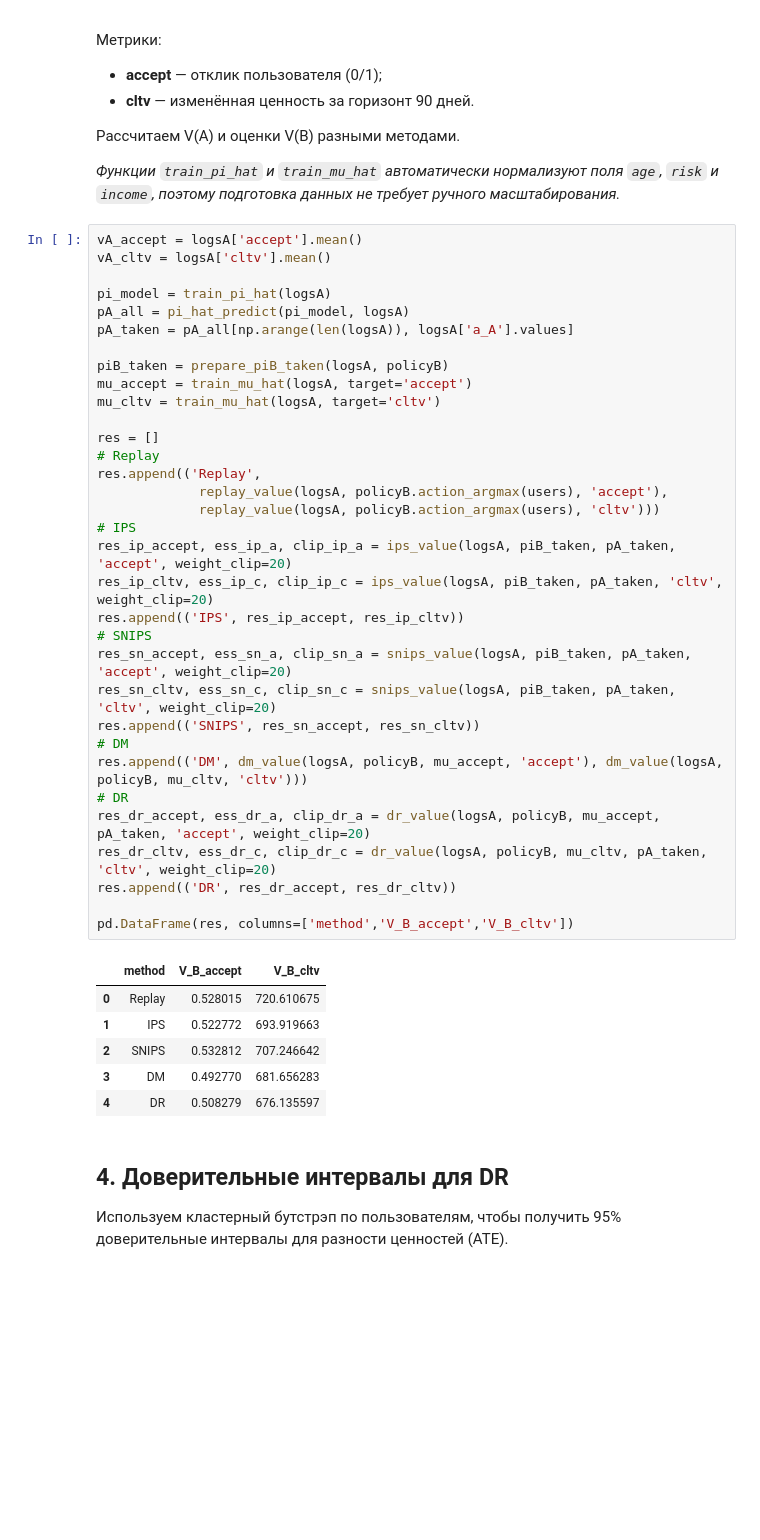
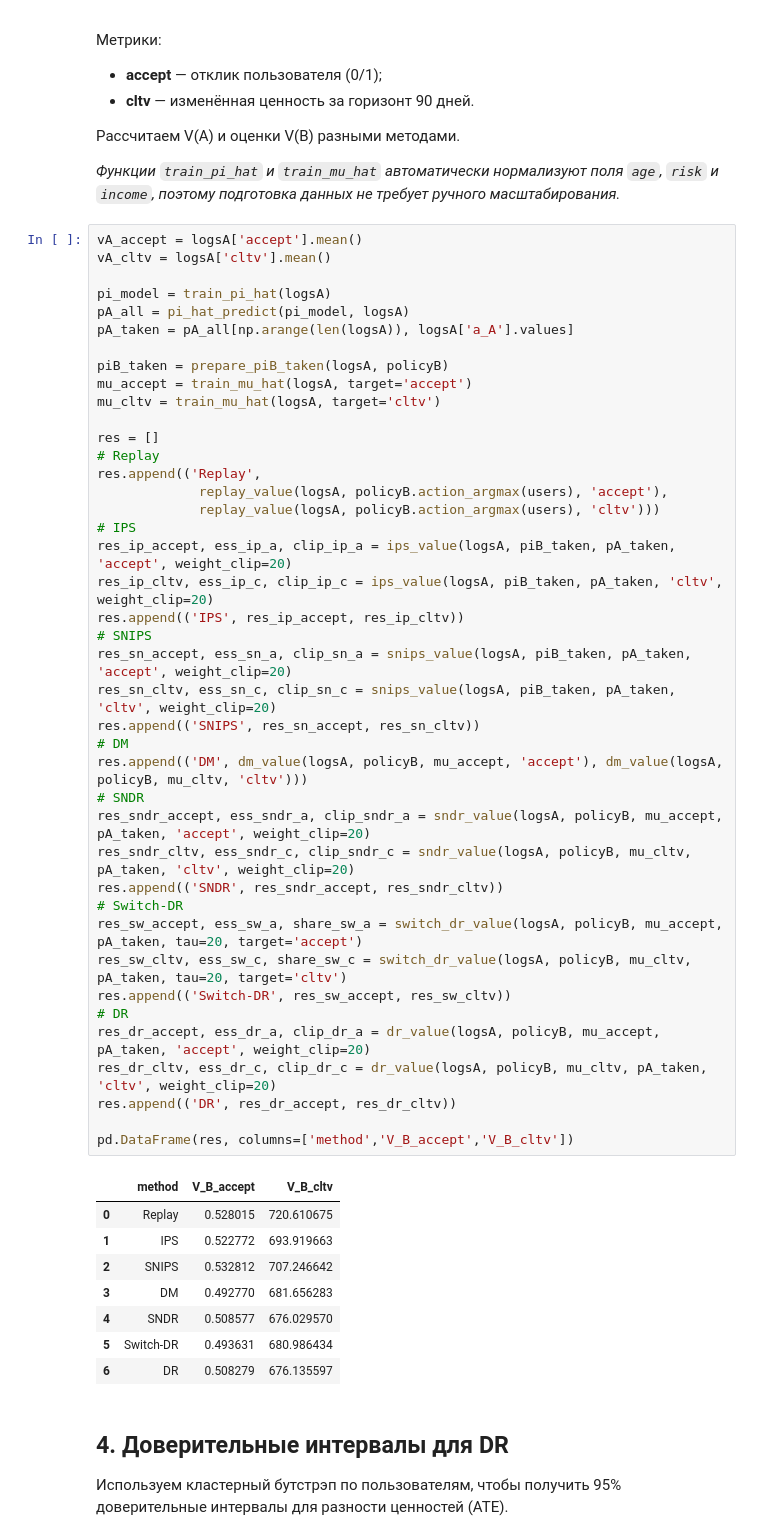
Before and after one commit to Yurashku/OffPolicyLab, a Jupyter notebook: examples/tutorial.ipynb, the cells around one changed output. Saved outputs shown, nothing was run; the diff lists cells and outputs as text; blank space fills up the shorter version.

Commit message:
Add SNDR and Switch-DR estimators

```diff
--- a/examples/tutorial.ipynb
+++ b/examples/tutorial.ipynb
@@ -108,34 +108,44 @@ piB_taken = prepare_piB_taken(logsA, policyB)
 mu_accept = train_mu_hat(logsA, target='accept')
 mu_cltv = train_mu_hat(logsA, target='cltv')
 
 res = []
 # Replay
 res.append(('Replay',
              replay_value(logsA, policyB.action_argmax(users), 'accept'),
              replay_value(logsA, policyB.action_argmax(users), 'cltv')))
 # IPS
 res_ip_accept, ess_ip_a, clip_ip_a = ips_value(logsA, piB_taken, pA_taken, 'accept', weight_clip=20)
 res_ip_cltv, ess_ip_c, clip_ip_c = ips_value(logsA, piB_taken, pA_taken, 'cltv', weight_clip=20)
 res.append(('IPS', res_ip_accept, res_ip_cltv))
 # SNIPS
 res_sn_accept, ess_sn_a, clip_sn_a = snips_value(logsA, piB_taken, pA_taken, 'accept', weight_clip=20)
 res_sn_cltv, ess_sn_c, clip_sn_c = snips_value(logsA, piB_taken, pA_taken, 'cltv', weight_clip=20)
 res.append(('SNIPS', res_sn_accept, res_sn_cltv))
 # DM
 res.append(('DM', dm_value(logsA, policyB, mu_accept, 'accept'), dm_value(logsA, policyB, mu_cltv, 'cltv')))
+# SNDR
+res_sndr_accept, ess_sndr_a, clip_sndr_a = sndr_value(logsA, policyB, mu_accept, pA_taken, 'accept', weight_clip=20)
+res_sndr_cltv, ess_sndr_c, clip_sndr_c = sndr_value(logsA, policyB, mu_cltv, pA_taken, 'cltv', weight_clip=20)
+res.append(('SNDR', res_sndr_accept, res_sndr_cltv))
+# Switch-DR
+res_sw_accept, ess_sw_a, share_sw_a = switch_dr_value(logsA, policyB, mu_accept, pA_taken, tau=20, target='accept')
+res_sw_cltv, ess_sw_c, share_sw_c = switch_dr_value(logsA, policyB, mu_cltv, pA_taken, tau=20, target='cltv')
+res.append(('Switch-DR', res_sw_accept, res_sw_cltv))
 # DR
 res_dr_accept, ess_dr_a, clip_dr_a = dr_value(logsA, policyB, mu_accept, pA_taken, 'accept', weight_clip=20)
 res_dr_cltv, ess_dr_c, clip_dr_c = dr_value(logsA, policyB, mu_cltv, pA_taken, 'cltv', weight_clip=20)
 res.append(('DR', res_dr_accept, res_dr_cltv))
 
 pd.DataFrame(res, columns=['method','V_B_accept','V_B_cltv'])
 # %% [output]
 |  | method | V_B_accept | V_B_cltv |
 | 0 | Replay | 0.528015 | 720.610675 |
 | 1 | IPS | 0.522772 | 693.919663 |
 | 2 | SNIPS | 0.532812 | 707.246642 |
 | 3 | DM | 0.492770 | 681.656283 |
-| 4 | DR | 0.508279 | 676.135597 |
+| 4 | SNDR | 0.508577 | 676.029570 |
+| 5 | Switch-DR | 0.493631 | 680.986434 |
+| 6 | DR | 0.508279 | 676.135597 |
 # %% [markdown]
 ## 4. Доверительные интервалы для DR
 
```
Also changed, not shown: parts of 2 cells of this notebook, 4 other files.
